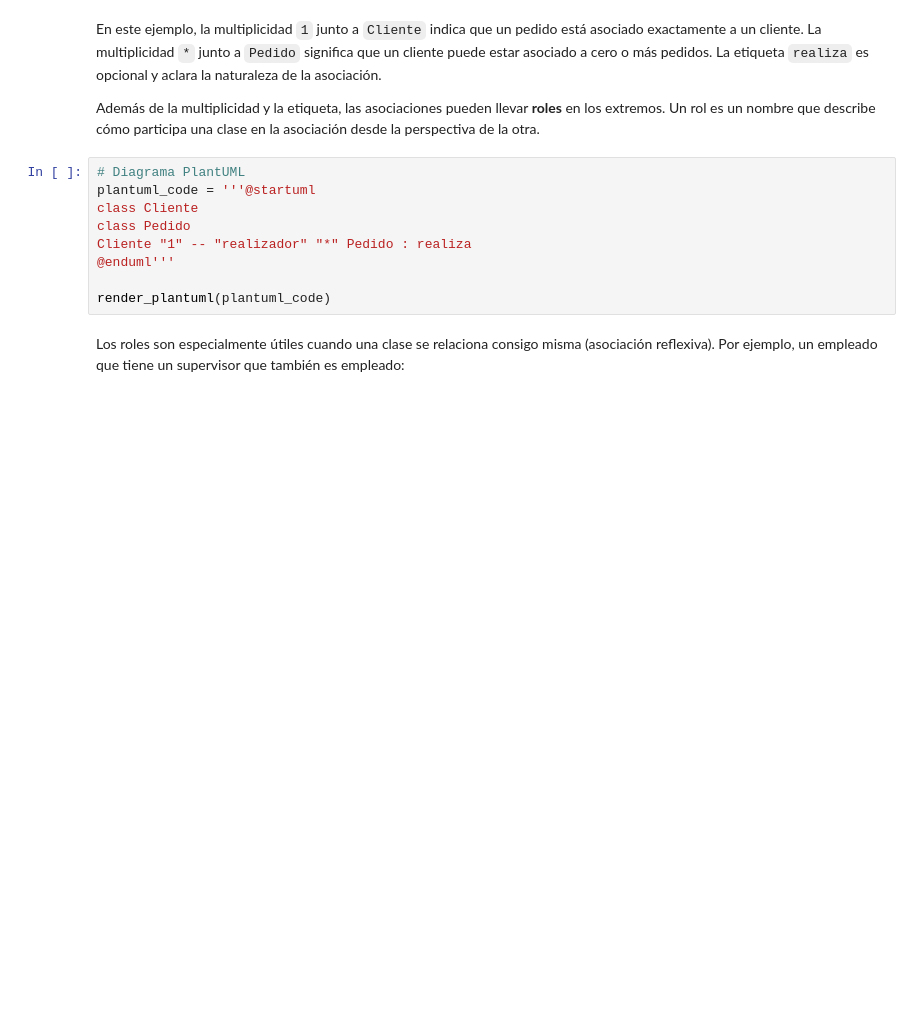
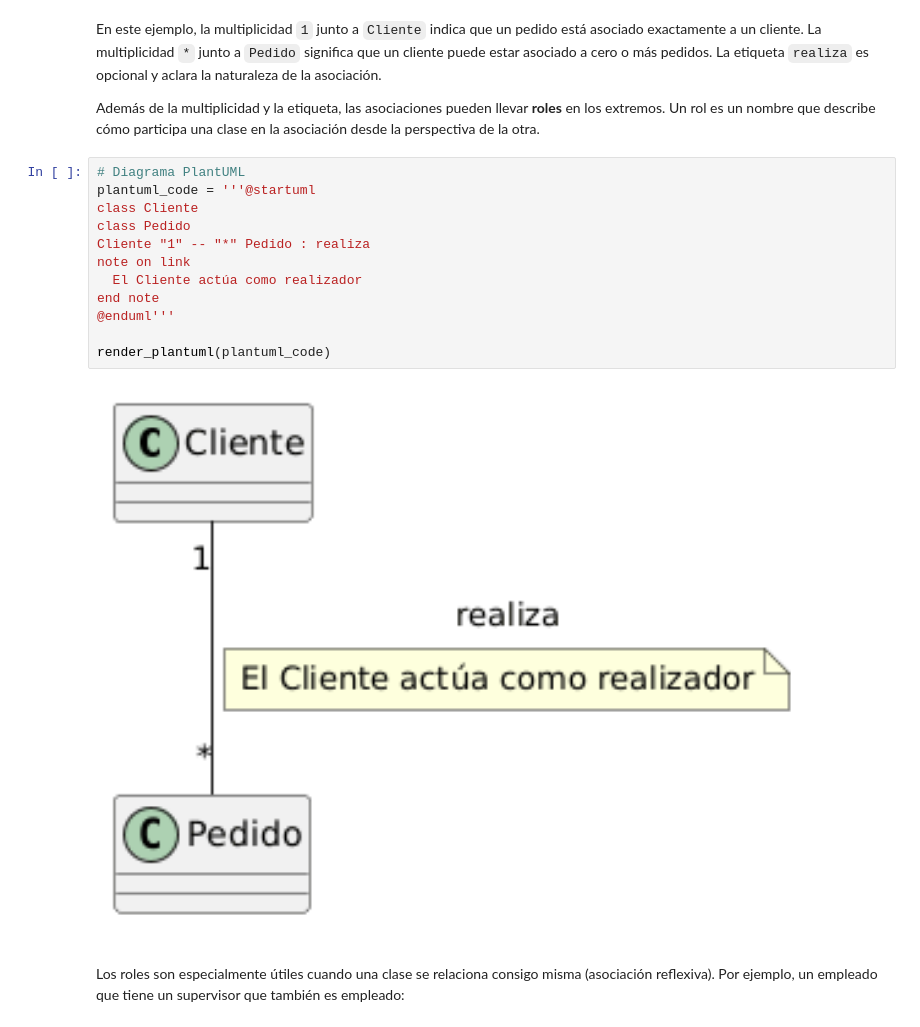
Before and after one commit to gaaguirrer/Clases, a Jupyter notebook: Ingeniería del Software I/Materiales/Introducción al diagrama de clases.ipynb, the cells around one changed output. Saved outputs shown, nothing was run; the diff lists cells and outputs as text; blank space fills up the shorter version.

```diff
--- a/Ingeniería del Software I/Materiales/Introducción al diagrama de clases.ipynb
+++ b/Ingeniería del Software I/Materiales/Introducción al diagrama de clases.ipynb
@@ -562,12 +591,17 @@ Además de la multiplicidad y la etiqueta, las asociaciones pueden llevar **role
 # %%
 # Diagrama PlantUML
 plantuml_code = '''@startuml
 class Cliente
 class Pedido
-Cliente "1" -- "realizador" "*" Pedido : realiza
+Cliente "1" -- "*" Pedido : realiza
+note on link
+  El Cliente actúa como realizador
+end note
 @enduml'''
 
 render_plantuml(plantuml_code)
+# %% [output]
+[figure, added]
 # %% [markdown]
 Los roles son especialmente útiles cuando una clase se relaciona consigo misma (asociación reflexiva). Por ejemplo, un empleado que tiene un supervisor que también es empleado:
 # %%
```
Also changed, not shown: parts of 44 cells of this notebook, 14 other files.
